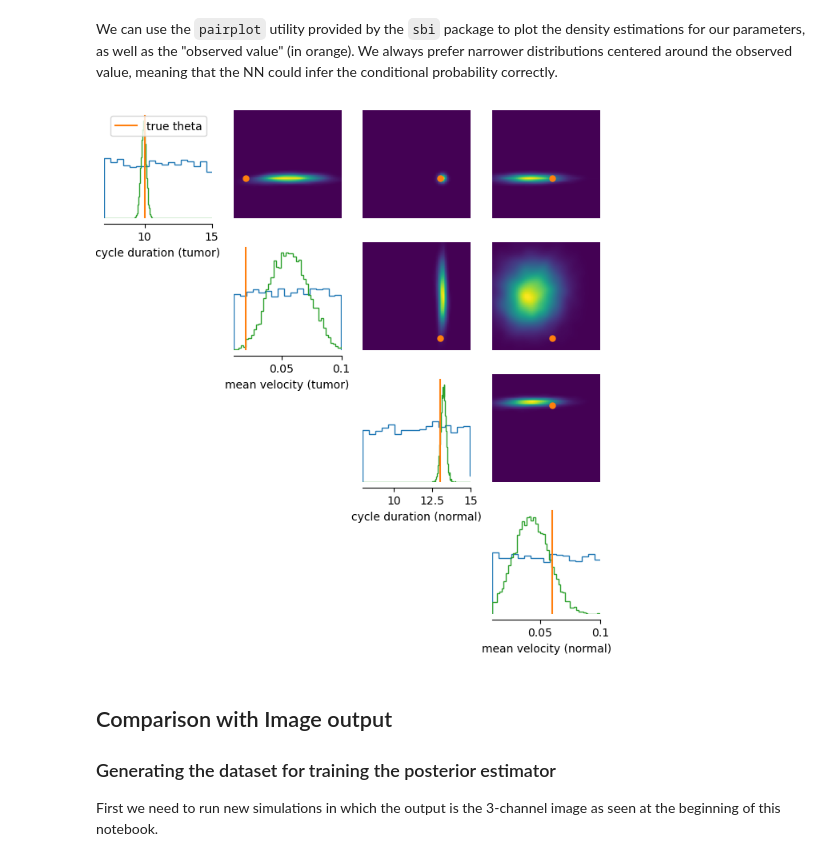
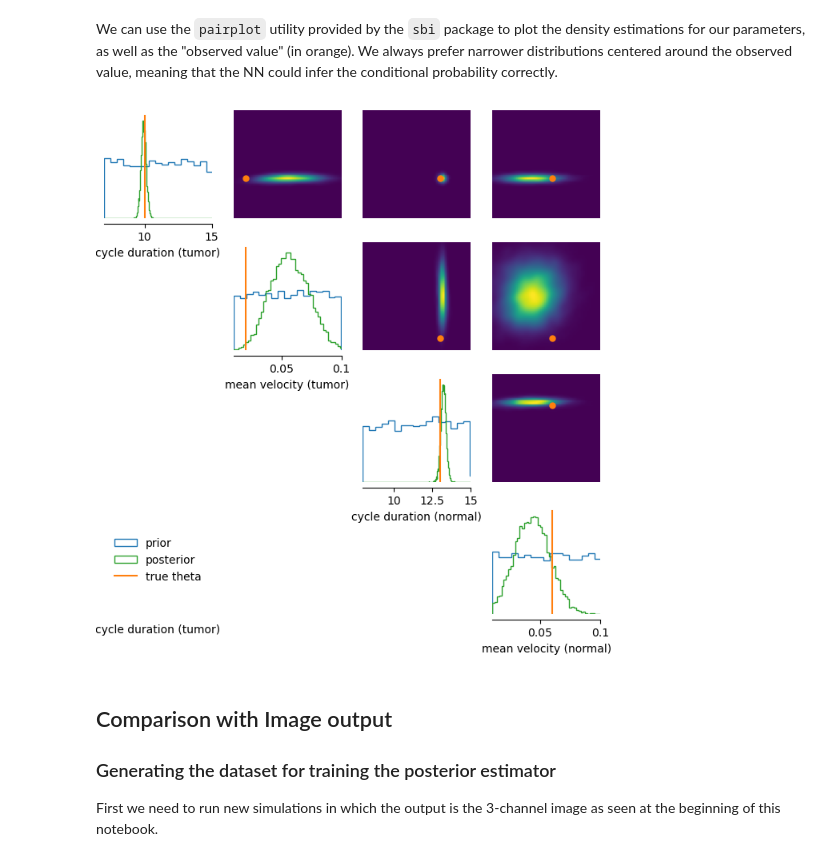
Before and after one commit to albazarova/sbi_intro, a Jupyter notebook: notebooks/4b_learn_summary_statistics_cell_growth.ipynb, the cells around one changed output. Saved outputs shown, nothing was run; the diff lists cells and outputs as text; code cells hidden in the pictures.

```diff
--- a/notebooks/4b_learn_summary_statistics_cell_growth.ipynb
+++ b/notebooks/4b_learn_summary_statistics_cell_growth.ipynb
@@ -294,25 +294,25 @@ We can use the `pairplot` utility provided by the `sbi` package to plot the dens
 # %%
 limits = torch.stack([low,high]).T
 pairplot(
         [theta, npe_posterior_samples_summary.cpu()],
         limits=limits,
         points=theta_truth.cpu(),
         labels=[
             "cycle duration (tumor)",
             "mean velocity (tumor)",
             "cycle duration (normal)",
             "mean velocity (normal)",
         ],
         upper="kde",
         figsize=(8, 8),
         fig_kwargs={"samples_labels": ["prior", "posterior"],
                     "points_labels": ["true theta"],
                     "legend": True,
-                    "hist_diag":{"bins": "auto", "density": True}},
+                   },
     )
 plt.show()
 # %% [output]
-[figure, old version]
+[figure, new version]
 # %% [markdown]
 ## Comparison with Image output
 
```
Also changed, not shown: parts of 10 cells of this notebook, 1 other file.
